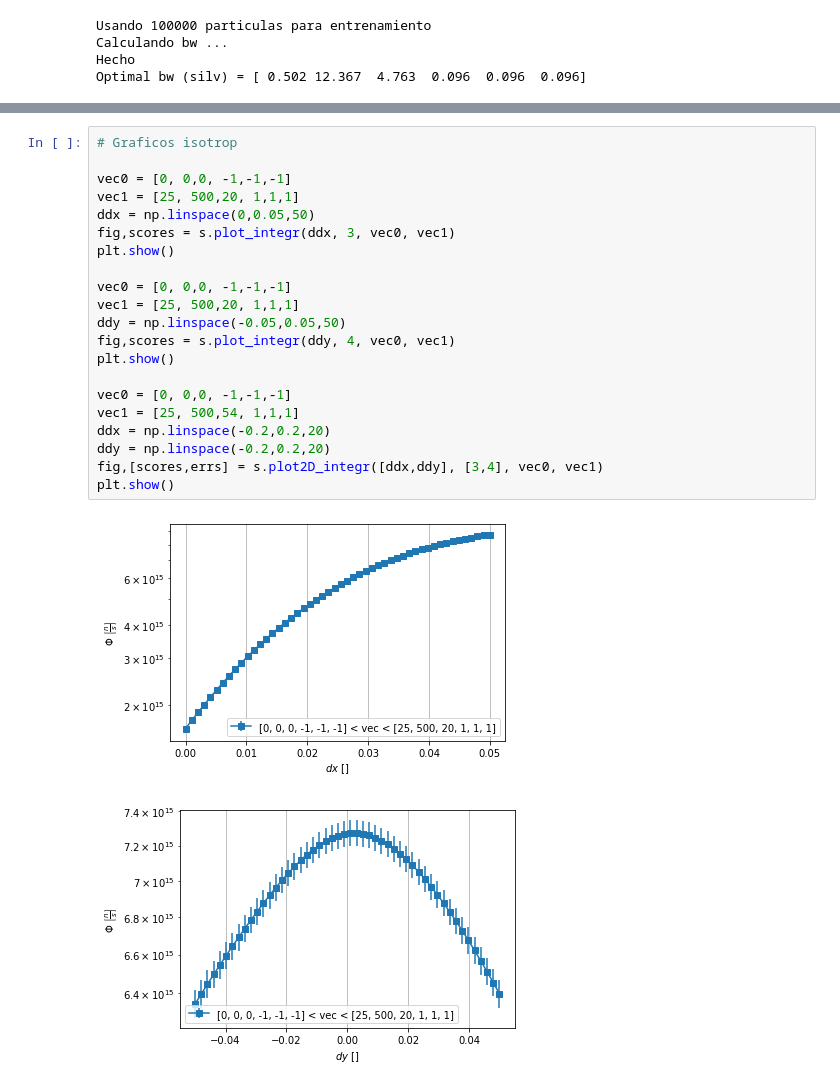
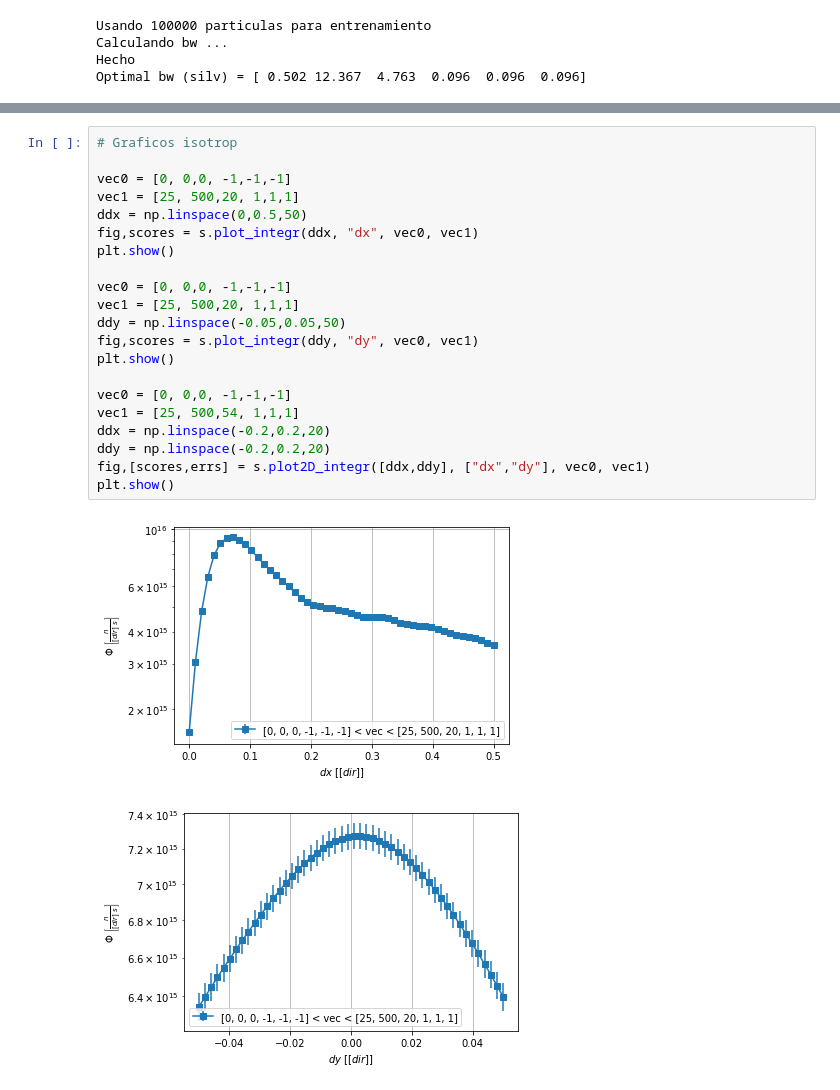
Before and after one commit to KDSource/KDSource, a Jupyter notebook: Auxiliares/plot.ipynb, the cells around one changed output, grey strips where cells are left out. Saved outputs shown, nothing was run; the diff lists cells and outputs as text.

```diff
--- a/Auxiliares/plot.ipynb
+++ b/Auxiliares/plot.ipynb
@@ -110,24 +114,24 @@ plt.show()
 # %%
 # Graficos isotrop
 
 vec0 = [0, 0,0, -1,-1,-1]
 vec1 = [25, 500,20, 1,1,1]
-ddx = np.linspace(0,0.05,50)
-fig,scores = s.plot_integr(ddx, 3, vec0, vec1)
+ddx = np.linspace(0,0.5,50)
+fig,scores = s.plot_integr(ddx, "dx", vec0, vec1)
 plt.show()
 
 vec0 = [0, 0,0, -1,-1,-1]
 vec1 = [25, 500,20, 1,1,1]
 ddy = np.linspace(-0.05,0.05,50)
-fig,scores = s.plot_integr(ddy, 4, vec0, vec1)
+fig,scores = s.plot_integr(ddy, "dy", vec0, vec1)
 plt.show()
 
 vec0 = [0, 0,0, -1,-1,-1]
 vec1 = [25, 500,54, 1,1,1]
 ddx = np.linspace(-0.2,0.2,20)
 ddy = np.linspace(-0.2,0.2,20)
-fig,[scores,errs] = s.plot2D_integr([ddx,ddy], [3,4], vec0, vec1)
+fig,[scores,errs] = s.plot2D_integr([ddx,ddy], ["dx","dy"], vec0, vec1)
 plt.show()
 # %% [output]
-[figure, old version]
+[figure, new version]
-[figure, old version]
+[figure, new version]
```
Also changed, not shown: parts of 5 cells of this notebook, 12 other files.
